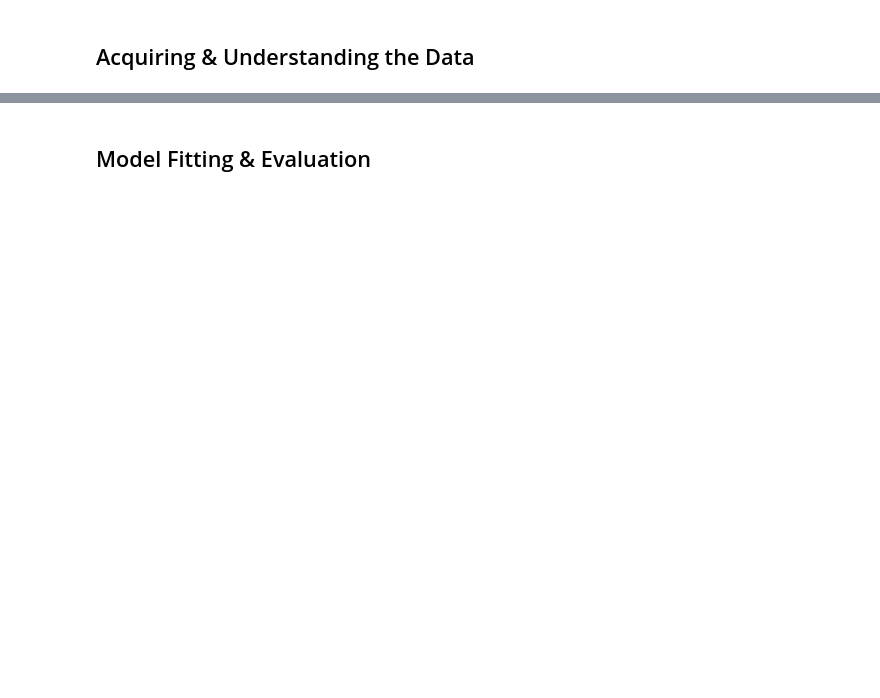
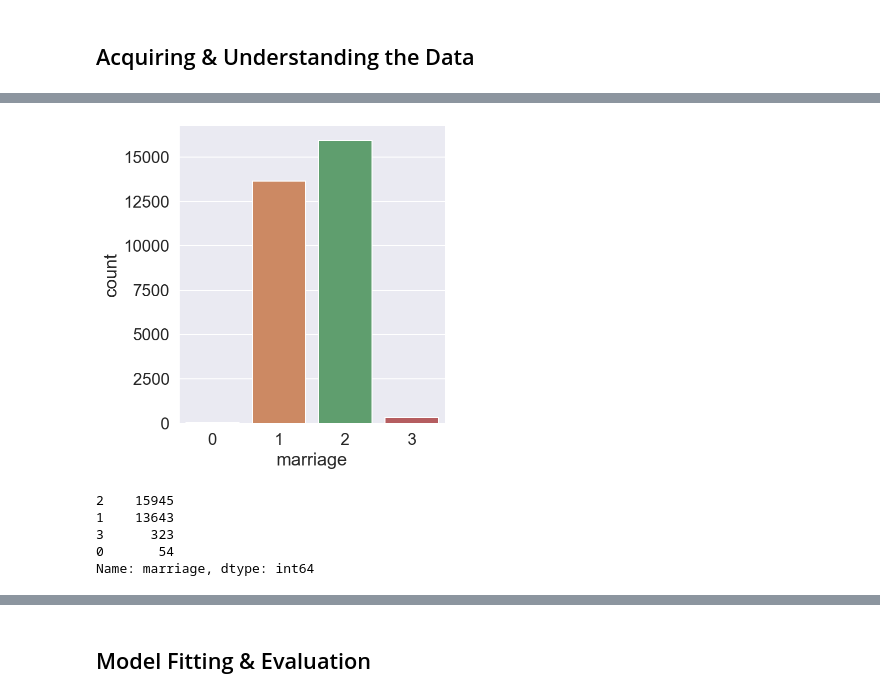
Before and after one commit to pierrewinter/CreditSesame, a Jupyter notebook: credit_default_prediction.ipynb, the cells around one changed output, grey strips where cells are left out. Saved outputs shown, nothing was run; the diff lists cells and outputs as text; code cells hidden in the pictures; blank space fills up the shorter version.

```diff
--- a/credit_default_prediction.ipynb
+++ b/credit_default_prediction.ipynb
@@ -37,0 +250,13 @@ Requirement already satisfied: xlrd in c:\python\python38\lib\site-packages (2.0
+# %%
+#Create 3 education bins
+
+data.loc[(data['education'] < 2), 'education'] = 1
+data.loc[(data['education'] == 2), 'education'] = 2
+data.loc[(data['education'] > 2), 'education'] = 3
+# %%
+#One-hot encode education category
+
+data = pd.concat([data, pd.get_dummies(data['education'], prefix='education')], axis=1)
+data.rename(columns={"education_1": "education_high", "education_2": "education_med", "education_3": "education_low"}, inplace=True)
+data.drop(['education'], axis=1, inplace=True)
+data.head()
@@ -37,0 +270,14 @@ Requirement already satisfied: xlrd in c:\python\python38\lib\site-packages (2.0
+# %%
+#Plot data for marriage
+
+sns.catplot(x="marriage", data=data, kind="count");
+# %% [output]
+[figure, added]
+# %%
+data['marriage'].value_counts()
+# %% [output]
+2    15945
+1    13643
+3      323
+0       54
+Name: marriage, dtype: int64
```
Also changed, not shown: parts of 65 cells of this notebook.
